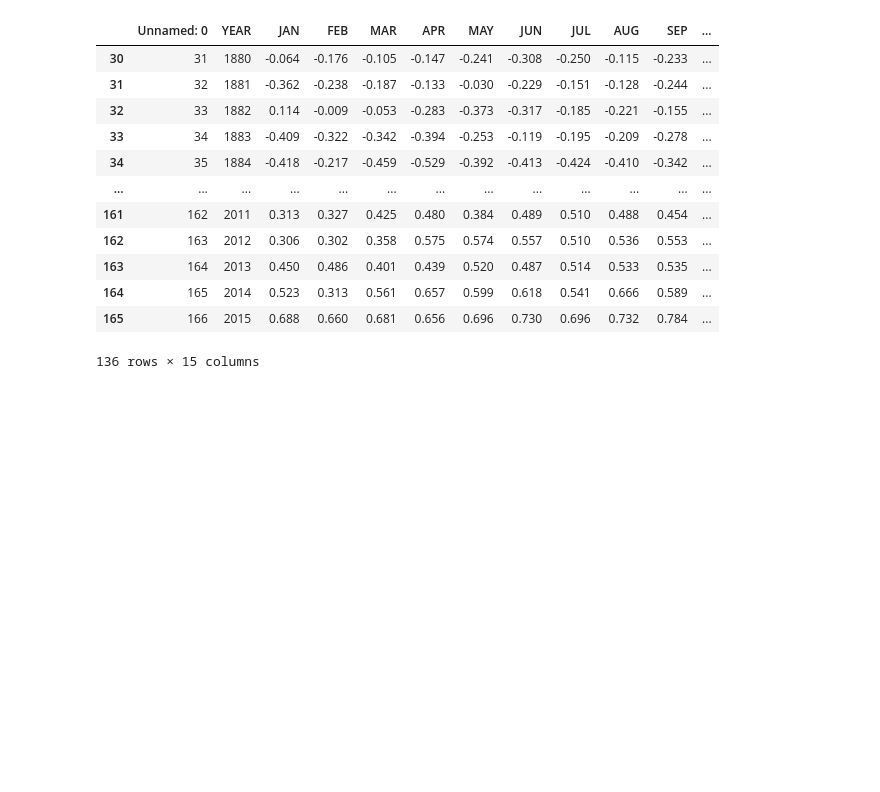
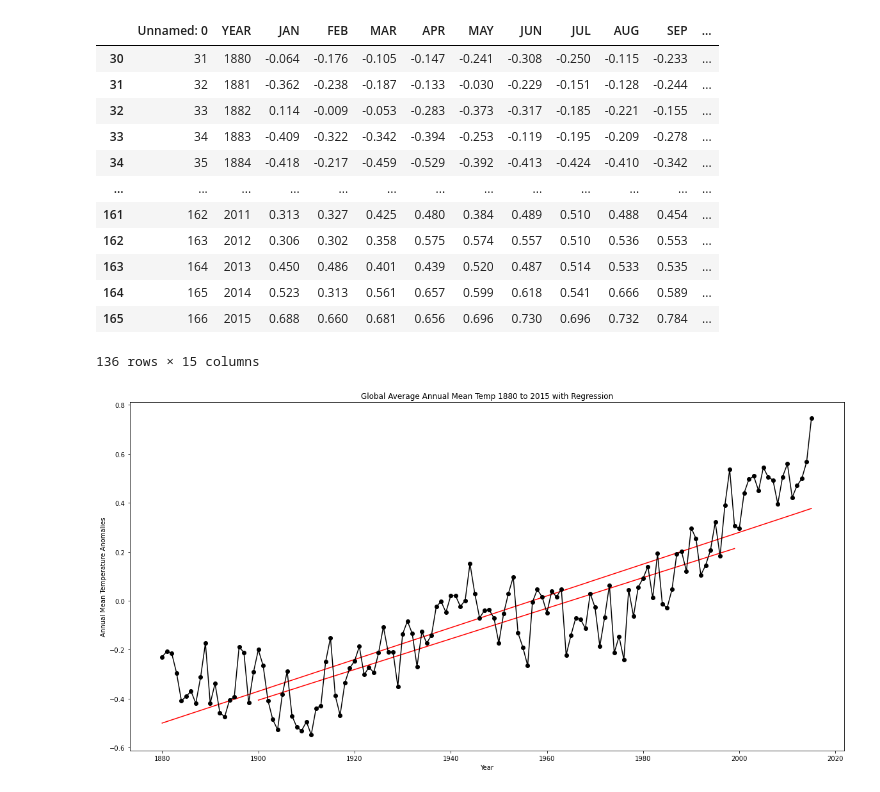
Before and after one commit to jordan-gilmartin/cuyamaca-climatology-analysis, a Jupyter notebook: cuyamaca-climatology-analysis.ipynb, the cells around one changed output. Cells and saved outputs as stored; diff of their text form; code cells hidden in the pictures; blank space fills up the shorter version.

Commit message:
adding PD Jones plots with regression

```diff
--- a/cuyamaca-climatology-analysis.ipynb
+++ b/cuyamaca-climatology-analysis.ipynb
@@ -492,3 +493,26 @@ jones_eighty
 | 164 | 165 | 2014 | 0.523 | 0.313 | 0.561 | 0.657 | 0.599 | 0.618 | 0.541 | 0.666 | 0.589 | ... |
 | 165 | 166 | 2015 | 0.688 | 0.660 | 0.681 | 0.656 | 0.696 | 0.730 | 0.696 | 0.732 | 0.784 | ... |
 136 rows × 15 columns
+# %%
+# 2.8a, b and c - P.D. Jones plot with regression 1880 - 2015
+# Sourced from Global Monthly and Annual Temperature Anomalies (degrees C), 1850-2015
+# (Relative to the 1961-1990 Mean)
+from sklearn.linear_model import LinearRegression
+
+tii = np.linspace(1880, 2015, 136)
+Tii = jones_eighty['ANNUAL']
+lm = LinearRegression()
+lm.fit(tii.reshape(-1,1), Tii)
+predictions_two = lm.predict(tii.reshape(-1, 1))
+
+
+plt.figure(figsize=(20,10))
+plt.plot(tii, predictions_two, '-r')
+plt.plot(too, predictions_three, '-r')
+plt.plot(tii,Tii,"-o", color="black")
+plt.title("Global Average Annual Mean Temp 1880 to 2015 with Regression")
+plt.xlabel("Year")
+plt.ylabel("Annual Mean Temperature Anomalies")
+plt.show()
+# %% [output]
+[figure, added]
```
Also changed, not shown: parts of 10 cells of this notebook, 1 other file.
